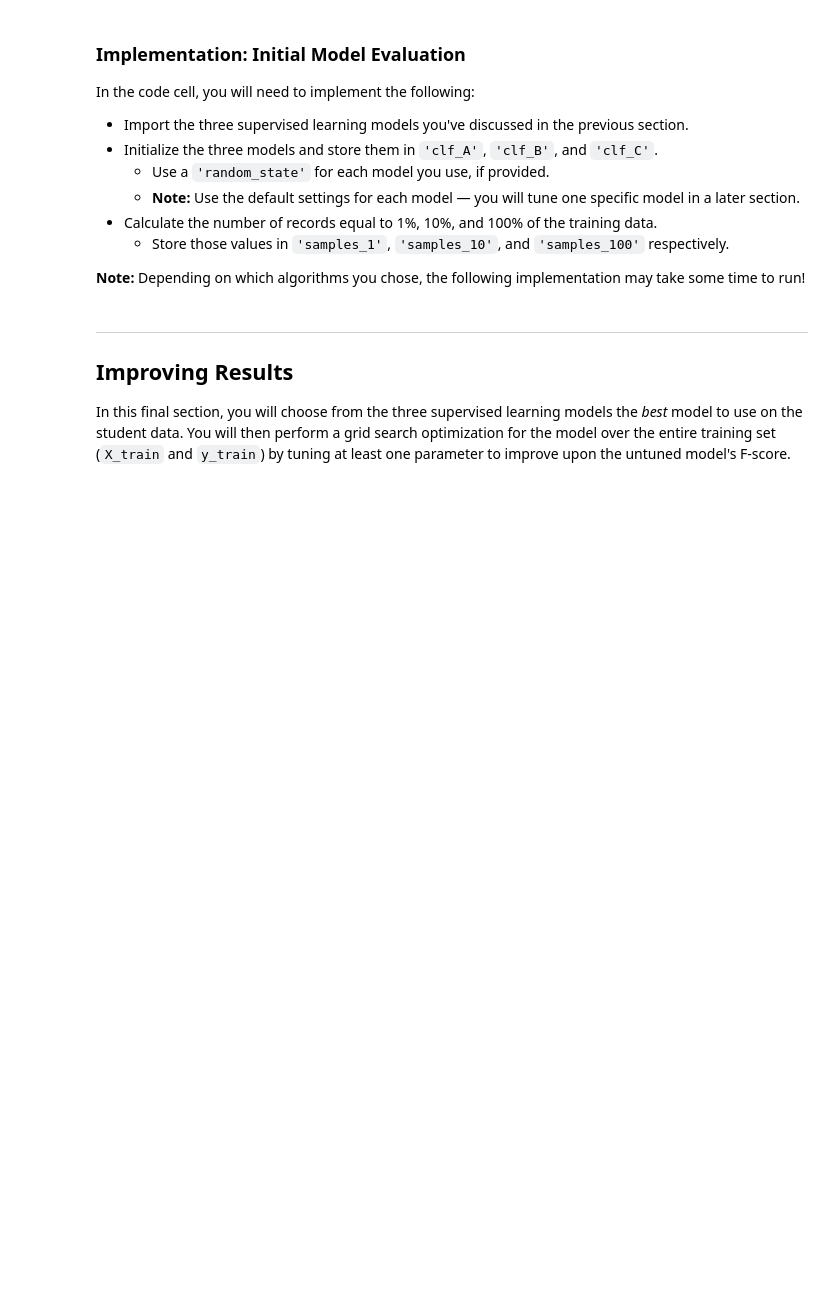
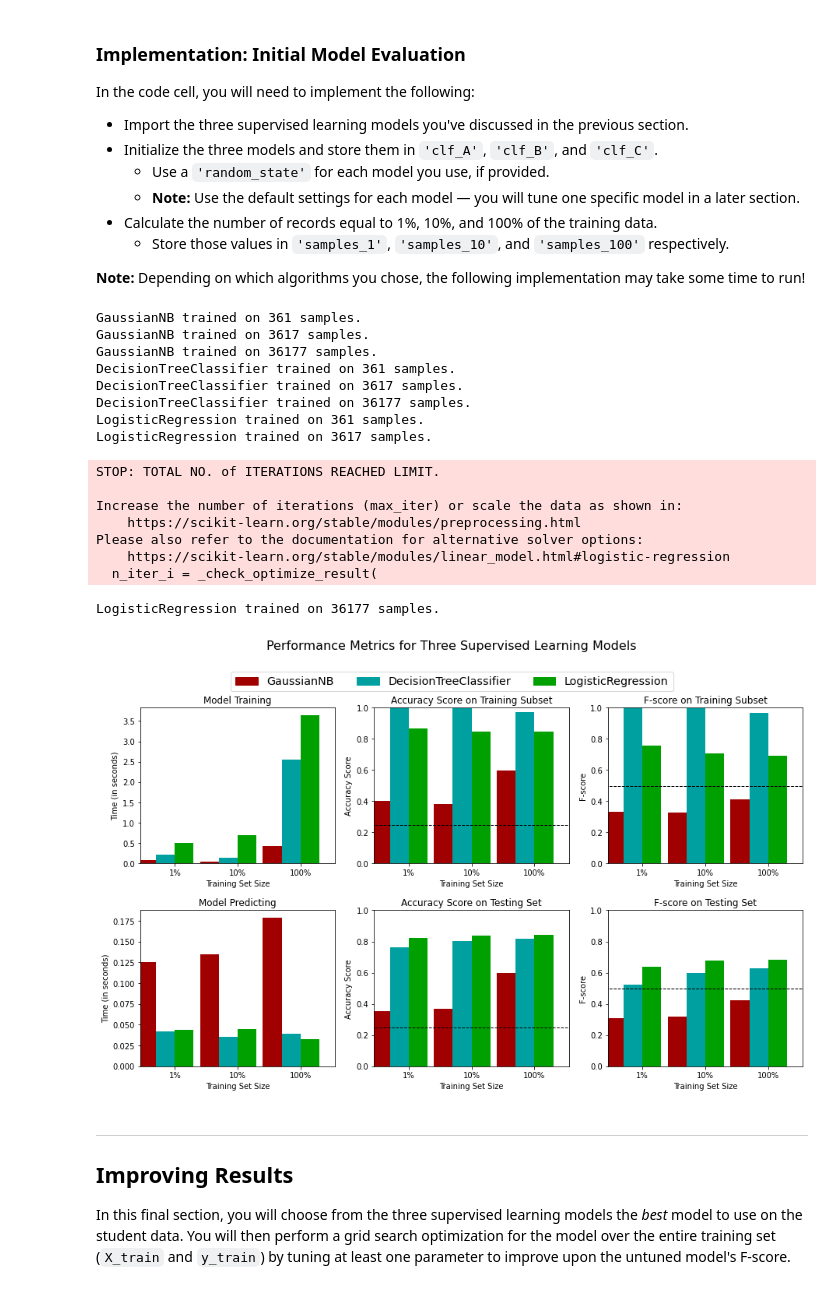
Before and after one commit to A00x40/Supervised-learning, a Jupyter notebook: finding_donors.ipynb, the cells around one changed output. Cells and saved outputs as stored; diff of their text form; code cells hidden in the pictures; blank space fills up the shorter version.

Commit message:
Initial Models & Feature Importance

```diff
--- a/finding_donors.ipynb
+++ b/finding_donors.ipynb
@@ -320,6 +345,7 @@ In the code block below, you will need to implement the following:
    - Make sure that you set the `beta` parameter!
 # %%
 # TODO: Import two metrics from sklearn - fbeta_score and accuracy_score
+from sklearn.metrics import accuracy_score, fbeta_score
 
 def train_predict(learner, sample_size, X_train, y_train, X_test, y_test):
     '''
@@ -336,33 +362,33 @@ def train_predict(learner, sample_size, X_train, y_train, X_test, y_test):
 
     # TODO: Fit the learner to the training data using slicing with 'sample_size' using .fit(training_features[:], training_labels[:])
     start = time() # Get start time
-    learner = None
+    clf = learner.fit(X_train[:sample_size], y_train[:sample_size])
     end = time() # Get end time
 
     # TODO: Calculate the training time
-    results['train_time'] = None
+    results['train_time'] = end - start
 
     # TODO: Get the predictions on the test set(X_test),
     #       then get predictions on the first 300 training samples(X_train) using .predict()
     start = time() # Get start time
-    predictions_test = None
-    predictions_train = None
+    y_predictions_test = clf.predict(X_test)
+    y_predictions_train = clf.predict(X_train[:300])
     end = time() # Get end time
 
     # TODO: Calculate the total prediction time
-    results['pred_time'] = None
+    results['pred_time'] = end - start
 
     # TODO: Compute accuracy on the first 300 training samples which is y_train[:300]
-    results['acc_train'] = None
+    results['acc_train'] = accuracy_score(y_train[:300], y_predictions_train)
 
     # TODO: Compute accuracy on test set using accuracy_score()
-    results['acc_test'] = None
+    results['acc_test'] = accuracy_score(y_test, y_predictions_test)
 
     # TODO: Compute F-score on the the first 300 training samples using fbeta_score()
-    results['f_train'] = None
+    results['f_train'] = fbeta_score(y_train[:300], y_predictions_train, beta=0.5)
 
     # TODO: Compute F-score on the test set which is y_test
-    results['f_test'] = None
+    results['f_test'] = fbeta_score(y_test, y_predictions_test, beta=0.5)
 
     # Success
     print("{} trained on {} samples.".format(learner.__class__.__name__, sample_size))
@@ -382,31 +408,52 @@ In the code cell, you will need to implement the following:
 **Note:** Depending on which algorithms you chose, the following implementation may take some time to run!
 # %%
 # TODO: Import the three supervised learning models from sklearn
+from sklearn.naive_bayes import GaussianNB
+from sklearn.tree import DecisionTreeClassifier
+from sklearn.linear_model import LogisticRegression
 
 # TODO: Initialize the three models
-clf_A = None
-clf_B = None
-clf_C = None
+clf_A = GaussianNB()
+clf_B = DecisionTreeClassifier()
+clf_C = LogisticRegression()
 
 # TODO: Calculate the number of samples for 1%, 10%, and 100% of the training data
 # HINT: samples_100 is the entire training set i.e. len(y_train)
 # HINT: samples_10 is 10% of samples_100 (ensure to set the count of the values to be `int` and not `float`)
 # HINT: samples_1 is 1% of samples_100 (ensure to set the count of the values to be `int` and not `float`)
-samples_100 = None
-samples_10 = None
-samples_1 = None
+samples_100 = X_train.shape[0]
+samples_10 = int(X_train.shape[0] * 0.1)
+samples_1 = int(X_train.shape[0] * 0.01)
 
 # Collect results on the learners
 results = {}
 for clf in [clf_A, clf_B, clf_C]:
     clf_name = clf.__class__.__name__
     results[clf_name] = {}
     for i, samples in enumerate([samples_1, samples_10, samples_100]):
         results[clf_name][i] = \
         train_predict(clf, samples, X_train, y_train, X_test, y_test)
 
 # Run metrics visualization for the three supervised learning models chosen
 vs.evaluate(results, accuracy, fscore)
+# %% [output]
+GaussianNB trained on 361 samples.
+GaussianNB trained on 3617 samples.
+GaussianNB trained on 36177 samples.
+DecisionTreeClassifier trained on 361 samples.
+DecisionTreeClassifier trained on 3617 samples.
+DecisionTreeClassifier trained on 36177 samples.
+LogisticRegression trained on 361 samples.
+LogisticRegression trained on 3617 samples.
+STOP: TOTAL NO. of ITERATIONS REACHED LIMIT.
+
+Increase the number of iterations (max_iter) or scale the data as shown in:
+    https://scikit-learn.org/stable/modules/preprocessing.html
+Please also refer to the documentation for alternative solver options:
+    https://scikit-learn.org/stable/modules/linear_model.html#logistic-regression
+  n_iter_i = _check_optimize_result(
+LogisticRegression trained on 36177 samples.
+[figure, added]
 # %% [markdown]
 ----
 ## Improving Results
```
Also changed, not shown: parts of 10 cells of this notebook.
